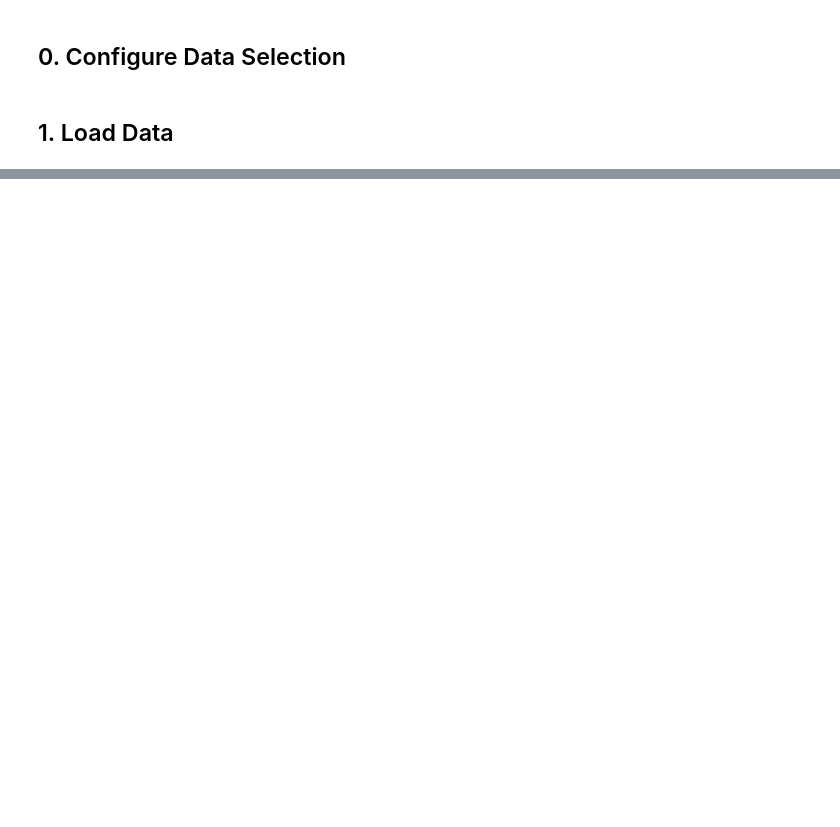
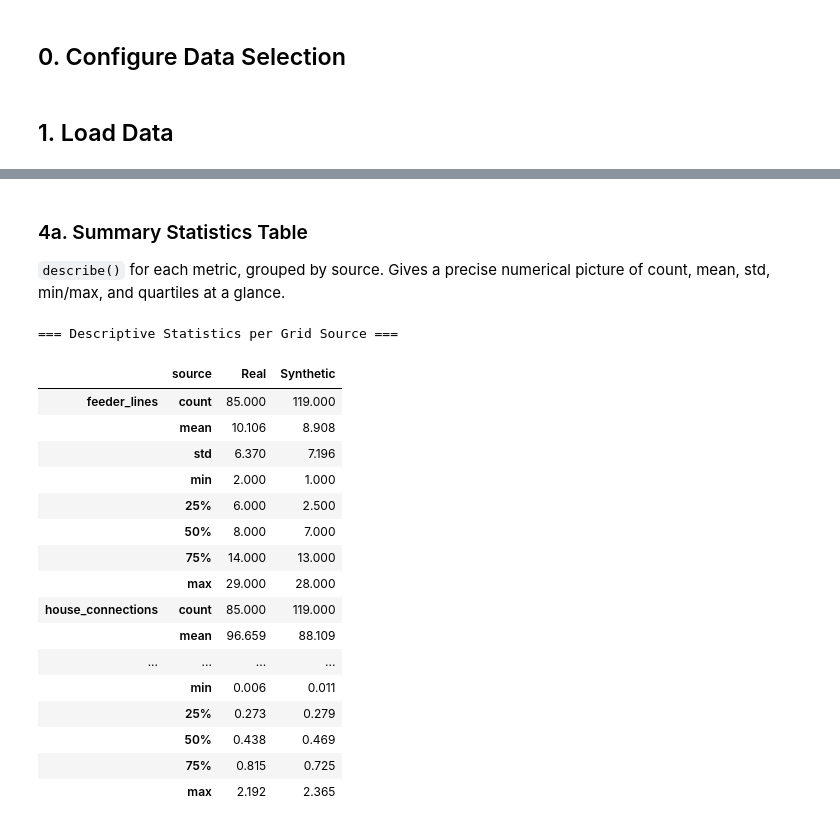
Before and after one commit to pedrocaixeta/pylovo_fork, a Jupyter notebook: validation/grid_comparison/grid_comparison_notebook.ipynb, the cells around one changed output, grey strips where cells are left out. Saved outputs shown, nothing was run; the diff lists cells and outputs as text; code cells hidden in the pictures; blank space fills up the shorter version.

```diff
--- a/validation/grid_comparison/grid_comparison_notebook.ipynb
+++ b/validation/grid_comparison/grid_comparison_notebook.ipynb
@@ -220,0 +183,29 @@ interactive(children=(Dropdown(description='Parameter:', options=('feeder_lines'
+# %% [markdown]
+### 4a. Summary Statistics Table
+
+`describe()` for each metric, grouped by source. Gives a precise numerical picture of count, mean, std, min/max, and quartiles at a glance.
+# %%
+print("=== Descriptive Statistics per Grid Source ===\n")
+summary = df_all.groupby('source')[metrics].describe().T
+
+with pd.option_context('display.float_format', '{:.3f}'.format, 'display.max_columns', None):
+    display(summary)
+# %% [output]
+=== Descriptive Statistics per Grid Source ===
+|  | source | Real | Synthetic |
+| feeder_lines | count | 85.000 | 119.000 |
+|  | mean | 10.106 | 8.908 |
+|  | std | 6.370 | 7.196 |
+|  | min | 2.000 | 1.000 |
+|  | 25% | 6.000 | 2.500 |
+|  | 50% | 8.000 | 7.000 |
+|  | 75% | 14.000 | 13.000 |
+|  | max | 29.000 | 28.000 |
+| house_connections | count | 85.000 | 119.000 |
+|  | mean | 96.659 | 88.109 |
+| ... | ... | ... | ... |
+|  | min | 0.006 | 0.011 |
+|  | 25% | 0.273 | 0.279 |
+|  | 50% | 0.438 | 0.469 |
+|  | 75% | 0.815 | 0.725 |
+|  | max | 2.192 | 2.365 |
```
Also changed, not shown: parts of 28 cells of this notebook, 1 other file.
